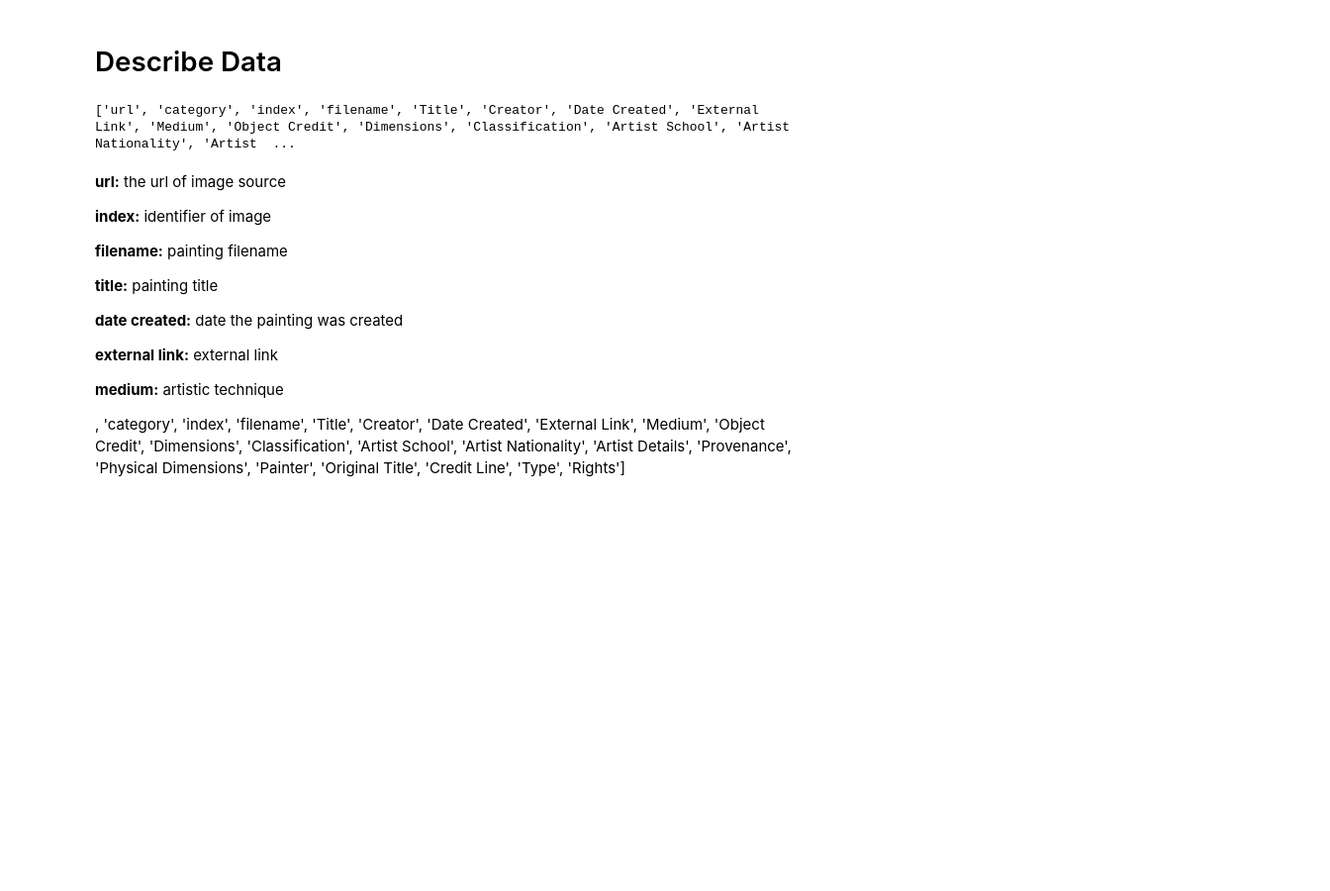
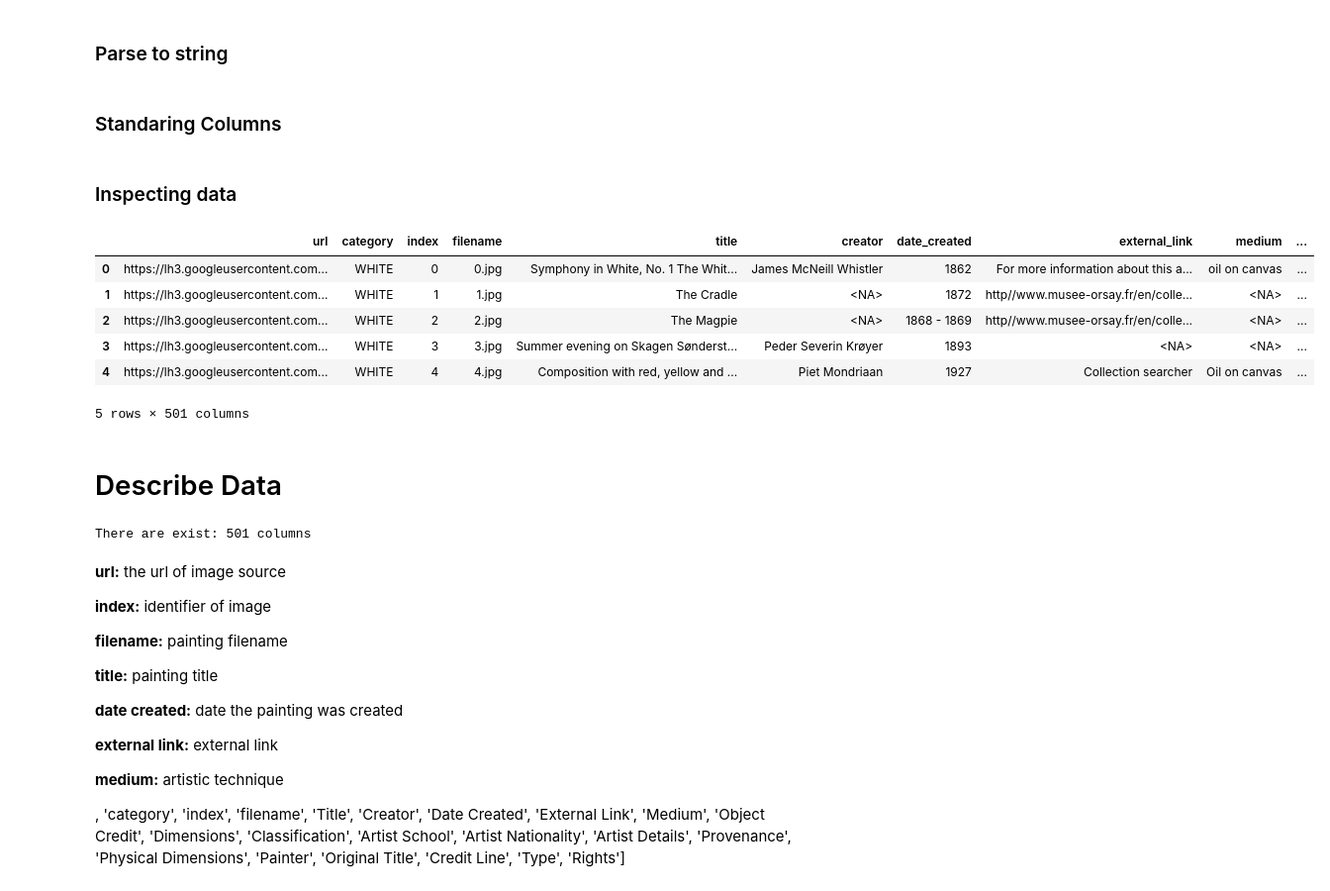
Before and after one commit to alejomaar/machine-learning, a Jupyter notebook: clasification/Google Art and Culture/notebooks/clasification.ipynb, the cells around one changed output. Shown at 99% size. Cells and saved outputs as stored; diff of their text form; code cells hidden in the pictures; blank space fills up the shorter version.

Commit message:
UPDATE data files. DELETE dynamically junk columns

```diff
--- a/clasification/Google Art and Culture/notebooks/clasification.ipynb
+++ b/clasification/Google Art and Culture/notebooks/clasification.ipynb
@@ -5,5 +5,4 @@ import time
 import cv2 as cv
 import matplotlib.pyplot as plt
 # %%
-df = pd.read_csv("../data/processed/picture_data.csv")
-df = df.astype('string')
+df = pd.read_csv("../data/processed/picture_data.csv").head(100)
@@ -14,0 +11,2 @@ df = df.astype('string')
+# %% [markdown]
+### Parse to string
@@ -15,9 +15,26 @@ df = df.astype('string')
+# %% [markdown]
+### Standaring Columns
+# %%
+new_columns =list(map(lambda col:col.lower().replace(' ','_'),df.columns.to_list()))
+df.columns = new_columns
+# %% [markdown]
+### Inspecting data
+# %%
+df.head()
+# %% [output]
+|  | url | category | index | filename | title | creator | date_created | external_link | medium | ... |
+| 0 | https://lh3.googleusercontent.com... | WHITE | 0 | 0.jpg | Symphony in White, No. 1 The Whit... | James McNeill Whistler | 1862 | For more information about this a... | oil on canvas | ... |
+| 1 | https://lh3.googleusercontent.com... | WHITE | 1 | 1.jpg | The Cradle | <NA> | 1872 | http//www.musee-orsay.fr/en/colle... | <NA> | ... |
+| 2 | https://lh3.googleusercontent.com... | WHITE | 2 | 2.jpg | The Magpie | <NA> | 1868 - 1869 | http//www.musee-orsay.fr/en/colle... | <NA> | ... |
+| 3 | https://lh3.googleusercontent.com... | WHITE | 3 | 3.jpg | Summer evening on Skagen Sønderst... | Peder Severin Krøyer | 1893 | <NA> | <NA> | ... |
+| 4 | https://lh3.googleusercontent.com... | WHITE | 4 | 4.jpg | Composition with red, yellow and ... | Piet Mondriaan | 1927 | Collection searcher | Oil on canvas | ... |
+5 rows × 501 columns
 # %% [markdown]
 # Describe Data
 # %%
-print(df.columns.to_list())
+print('There are exist:',len(df.columns.to_list()), 'columns')
 # %% [output]
-['url', 'category', 'index', 'filename', 'Title', 'Creator', 'Date Created', 'External Link', 'Medium', 'Object Credit', 'Dimensions', 'Classification', 'Artist School', 'Artist Nationality', 'Artist  ...
+There are exist: 501 columns
 # %% [markdown]
 **url:** the url of image source
 
```
Also changed, not shown: parts of 8 cells of this notebook, 5 other files.
